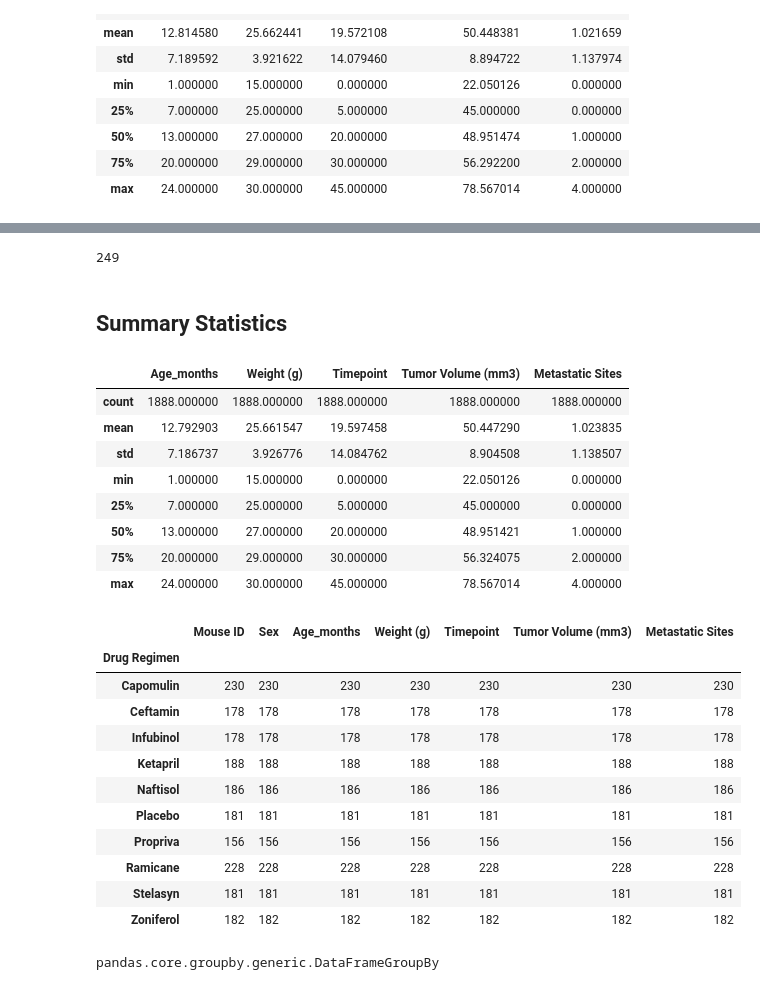
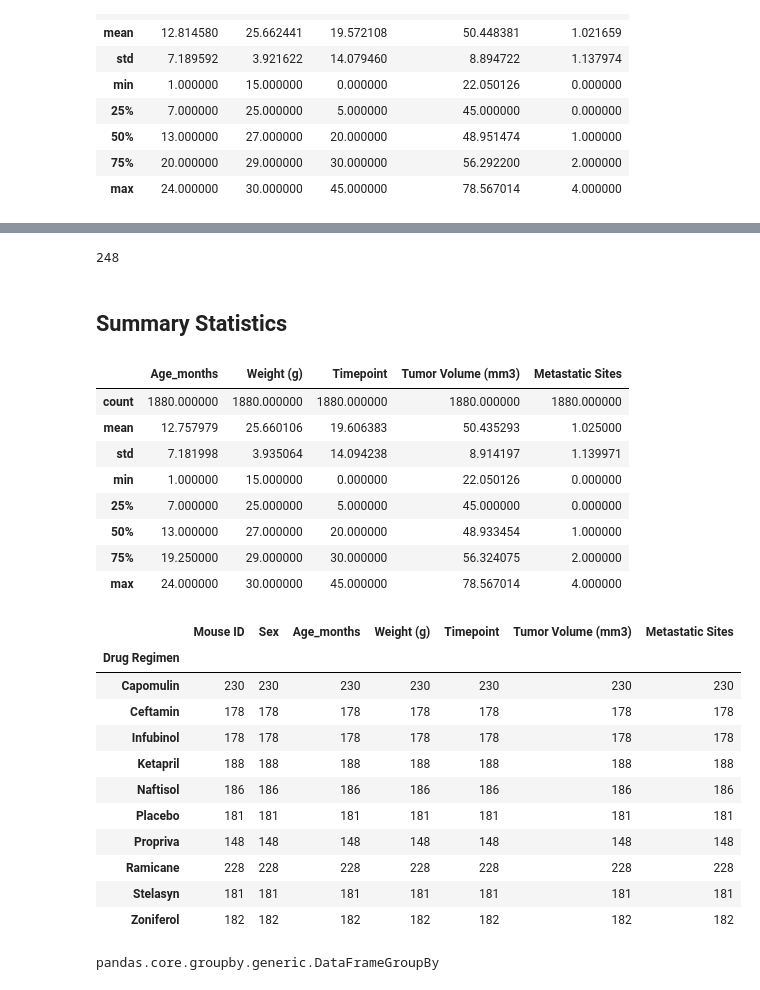
Before and after one commit to acsours/matplotlib-homework, a Jupyter notebook: pymaceuticals_starter.ipynb, the cells around one changed output, grey strips where cells are left out. Drawn from its saved outputs; the diff is of its cells as text; code cells hidden in the pictures.

```diff
--- a/pymaceuticals_starter.ipynb
+++ b/pymaceuticals_starter.ipynb
@@ -176 +165,7 @@ use .loc to create a new df pulling all the dolumns where mouse ide does not equ
 # cleaned_df=cleaned_df.reset_index(drop=True)
+# %%
+# create a clean dataframe by only including from the original mice whose id does not equal g989
+# try this on both merged_df and id_df (sorted by mouse id)
+filter_2=merged_df.loc[:, 'Mouse ID']!='g989'
+merged_df_clean=merged_df.loc[filter_2, :]
+merged_df_clean.head()
@@ -178,29 +186,29 @@ use .loc to create a new df pulling all the dolumns where mouse ide does not equ
 # Checking the number of mice in the clean DataFrame. ->need to count unique vaules in mouse ID
 # len(cleaned_df.loc[:, 'Mouse ID'].unique())
 
-tot_mice=cleaned_df.loc[:, 'Mouse ID'].nunique()
-tot_mice
+tot_mice_clean=merged_df_clean.loc[:, 'Mouse ID'].nunique()
+tot_mice_clean
 # %% [output]
-249
+248
 # %% [markdown]
 ## Summary Statistics
 # %%
 # Generate a summary statistics table of mean, median, variance, standard deviation, and SEM of the tumor volume for each regimen
-cleaned_df.describe()
+merged_df_clean.describe()
 # %% [output]
 |  | Age_months | Weight (g) | Timepoint | Tumor Volume (mm3) | Metastatic Sites |
-| count | 1888.000000 | 1888.000000 | 1888.000000 | 1888.000000 | 1888.000000 |
-| mean | 12.792903 | 25.661547 | 19.597458 | 50.447290 | 1.023835 |
-| std | 7.186737 | 3.926776 | 14.084762 | 8.904508 | 1.138507 |
+| count | 1880.000000 | 1880.000000 | 1880.000000 | 1880.000000 | 1880.000000 |
+| mean | 12.757979 | 25.660106 | 19.606383 | 50.435293 | 1.025000 |
+| std | 7.181998 | 3.935064 | 14.094238 | 8.914197 | 1.139971 |
 | min | 1.000000 | 15.000000 | 0.000000 | 22.050126 | 0.000000 |
 | 25% | 7.000000 | 25.000000 | 5.000000 | 45.000000 | 0.000000 |
-| 50% | 13.000000 | 27.000000 | 20.000000 | 48.951421 | 1.000000 |
-| 75% | 20.000000 | 29.000000 | 30.000000 | 56.324075 | 2.000000 |
+| 50% | 13.000000 | 27.000000 | 20.000000 | 48.933454 | 1.000000 |
+| 75% | 19.250000 | 29.000000 | 30.000000 | 56.324075 | 2.000000 |
 | max | 24.000000 | 30.000000 | 45.000000 | 78.567014 | 4.000000 |
 # %%
 # Use groupby and summary statistical methods to calculate the following properties of each drug regimen:
 # you can acess a specific column of .groupby object by: cleaned_df.groupby('Drug Regimen')['Tumor Volume']
-drug_df=cleaned_df.groupby('Drug Regimen')
+drug_df=merged_df_clean.groupby('Drug Regimen')
 drug_df.count()
 # %% [output]
 |  | Mouse ID | Sex | Age_months | Weight (g) | Timepoint | Tumor Volume (mm3) | Metastatic Sites |
@@ -211,7 +219,7 @@ drug_df.count()
 | Ketapril | 188 | 188 | 188 | 188 | 188 | 188 | 188 |
 | Naftisol | 186 | 186 | 186 | 186 | 186 | 186 | 186 |
 | Placebo | 181 | 181 | 181 | 181 | 181 | 181 | 181 |
-| Propriva | 156 | 156 | 156 | 156 | 156 | 156 | 156 |
+| Propriva | 148 | 148 | 148 | 148 | 148 | 148 | 148 |
 | Ramicane | 228 | 228 | 228 | 228 | 228 | 228 | 228 |
 | Stelasyn | 181 | 181 | 181 | 181 | 181 | 181 | 181 |
 | Zoniferol | 182 | 182 | 182 | 182 | 182 | 182 | 182 |
```
Also changed, not shown: parts of 19 cells of this notebook.
